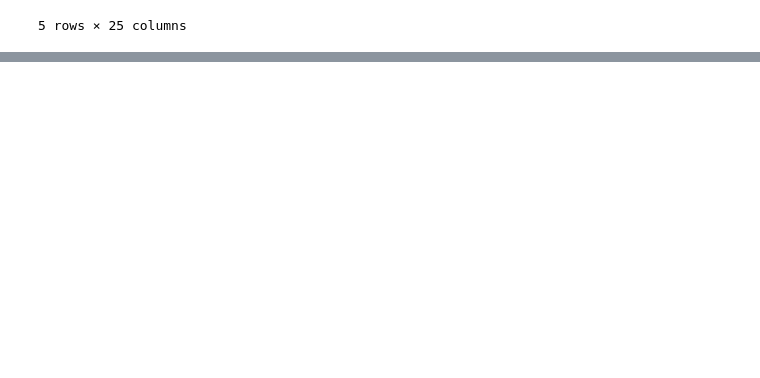
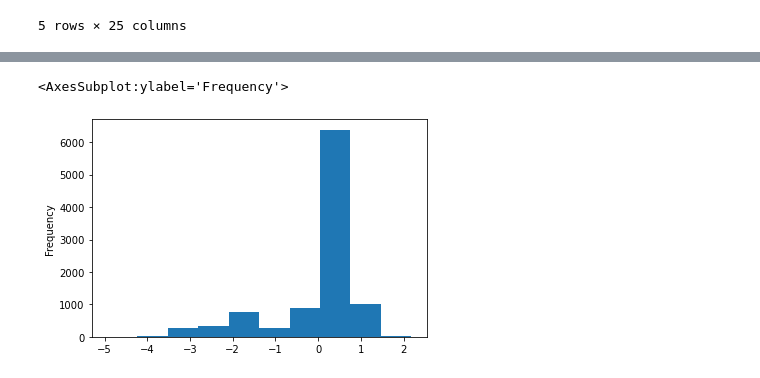
Before and after one commit to ProcedureOriented/MachineLearning, a Jupyter notebook: MidTermHomework.ipynb, the cells around one changed output, grey strips where cells are left out. Drawn from its saved outputs; the diff is of its cells as text; code cells hidden in the pictures; blank space fills up the shorter version.

```diff
--- a/MidTermHomework.ipynb
+++ b/MidTermHomework.ipynb
@@ -157,0 +183,15 @@ df_dict['用户信息'].head(5)
+# %%
+# Z-score标准化
+
+def zNormalization(dataframe, column):
+    single = pd.DataFrame(dataframe[column],columns=[column])
+    single = single.apply(lambda x: (x - np.mean(x)) / np.std(x))
+    dataframe[column] = single[column]
+    return dataframe
+
+df = pd.merge(df_dict['用户信息'], df_dict['违约记录'], on='new_user_id', how='left')
+df = zNormalization(df, '分数')
+df['分数'].plot.hist()
+# %% [output]
+<AxesSubplot:ylabel='Frequency'>
+[figure, added]
```
Also changed, not shown: parts of 13 cells of this notebook.
